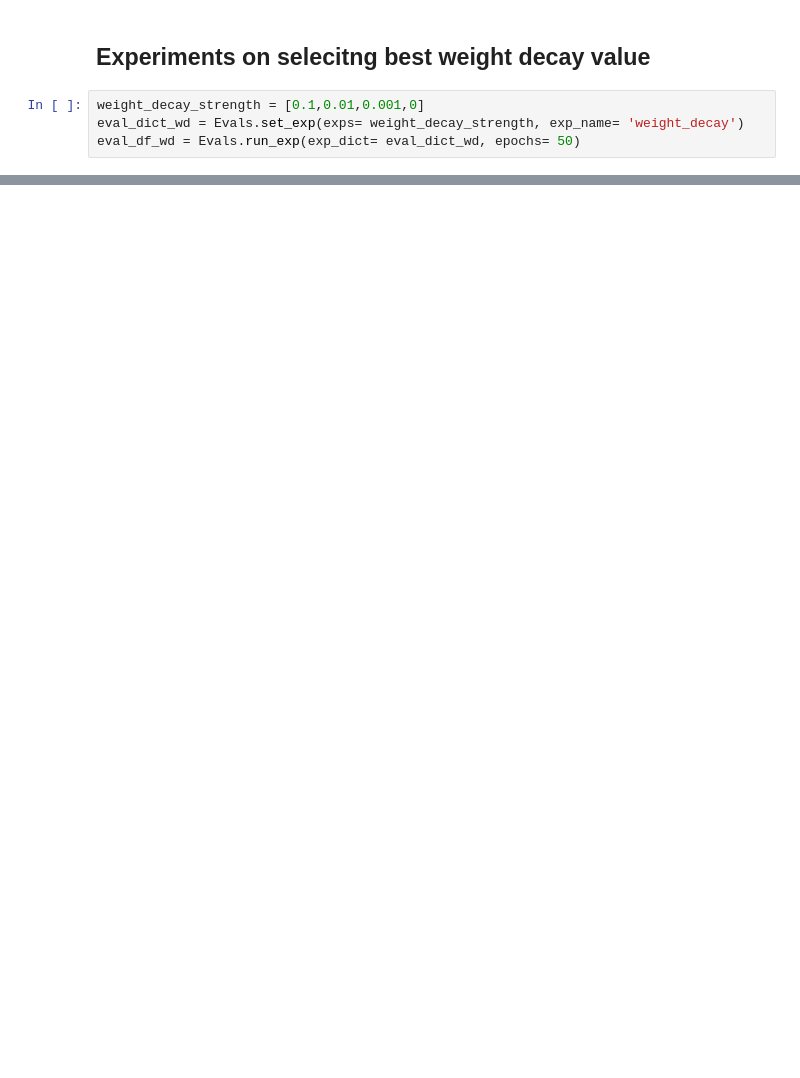
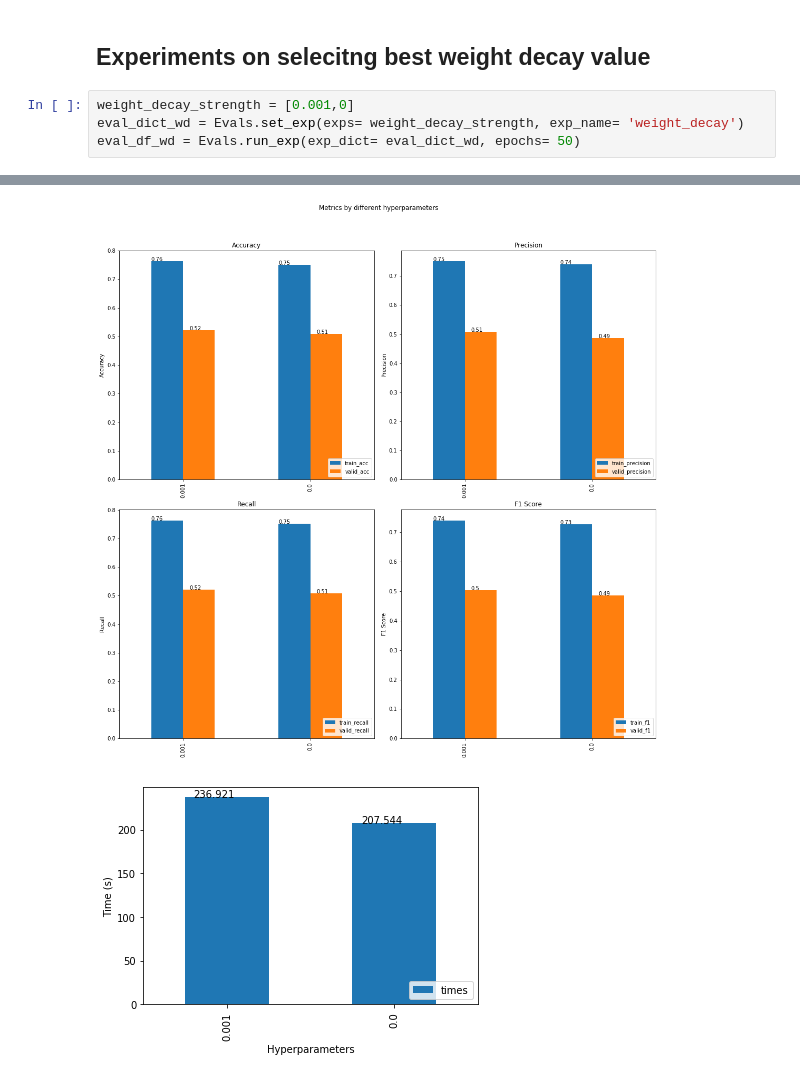
Before and after one commit to Yvnminc/Deep-Neural-Network-Components-Analysis, a Jupyter notebook: experiments/Experiment - Dropout-Optimiser-Regularizer.ipynb, the cells around one changed output, grey strips where cells are left out. Saved outputs shown, nothing was run; the diff lists cells and outputs as text; blank space fills up the shorter version.

```diff
--- a/experiments/Experiment - Dropout-Optimiser-Regularizer.ipynb
+++ b/experiments/Experiment - Dropout-Optimiser-Regularizer.ipynb
@@ -78,7 +78,7 @@ eval_df_drop
 # %% [markdown]
 ## Experiments on selecitng best weight decay value
 # %%
-weight_decay_strength = [0.1,0.01,0.001,0]
+weight_decay_strength = [0.001,0]
 eval_dict_wd = Evals.set_exp(exps= weight_decay_strength, exp_name= 'weight_decay')
 eval_df_wd = Evals.run_exp(exp_dict= eval_dict_wd, epochs= 50)
 # %% [output]
@@ -101,0 +102,2 @@ Epoch: 35  Training Loss: 1.1069135669976844  Time (sec) per epoch: 4.4042737483
+[figure, added]
+[figure, added]
```
Also changed, not shown: parts of 6 cells of this notebook, 9 other files.
